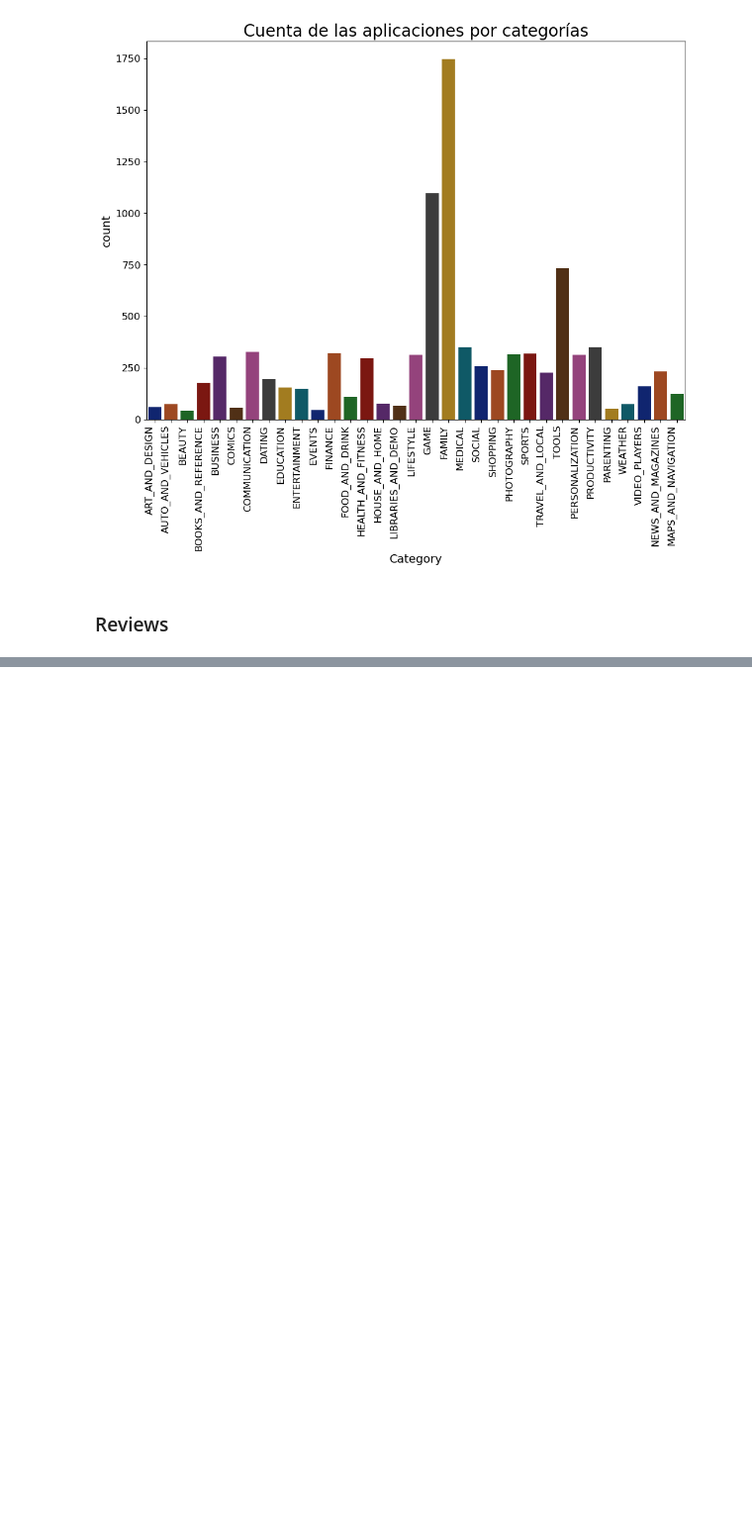
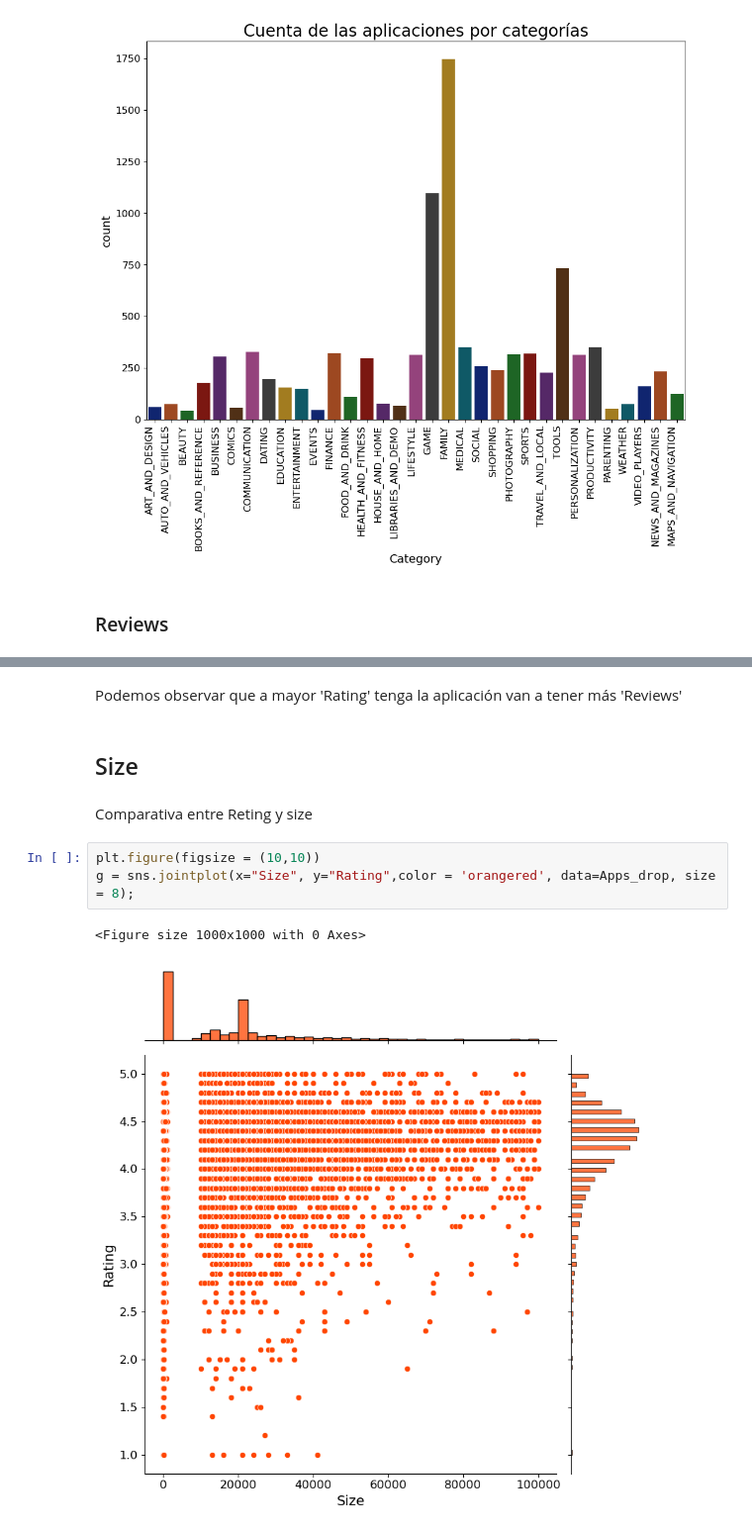
Before and after one commit to DaniPaz12/VisualStudioThings, a Jupyter notebook: IA/Notebooks CLASIFICACION Y CLUSTERING/Clasificación Google Play Store App.ipynb, the cells around one changed output, grey strips where cells are left out. Shown: that part at 99% size. Saved outputs shown, nothing was run; the diff lists cells and outputs as text; blank space fills up the shorter version.

```diff
--- a/IA/Notebooks CLASIFICACION Y CLUSTERING/Clasificación Google Play Store App.ipynb
+++ b/IA/Notebooks CLASIFICACION Y CLUSTERING/Clasificación Google Play Store App.ipynb
@@ -551,0 +609,12 @@ Text(0.5, 1.0, 'Cuenta de las aplicaciones por categorías')
+# %% [markdown]
+Podemos observar que a mayor 'Rating' tenga la aplicación van a tener más 'Reviews'
+# %% [markdown]
+## Size
+# %% [markdown]
+Comparativa entre Reting y size
+# %%
+plt.figure(figsize = (10,10))
+g = sns.jointplot(x="Size", y="Rating",color = 'orangered', data=Apps_drop, size = 8);
+# %% [output]
+<Figure size 1000x1000 with 0 Axes>
+[figure, added]
```
Also changed, not shown: parts of 38 cells of this notebook, 1 other file.
